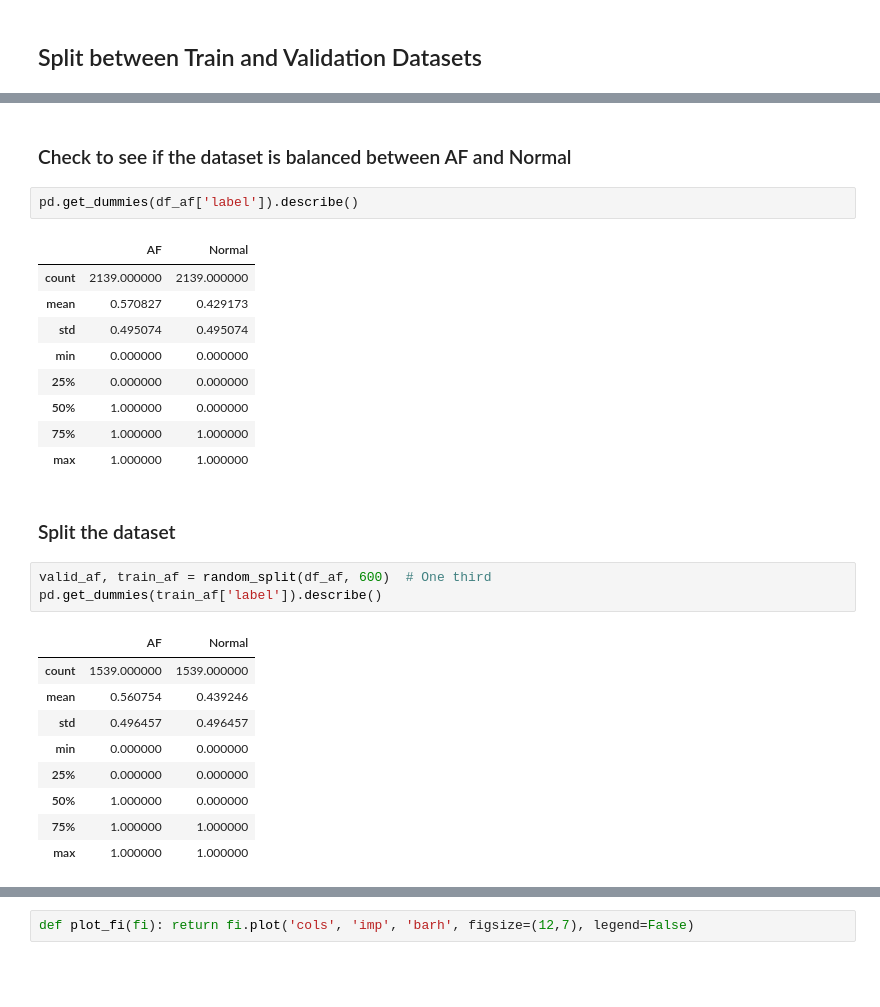
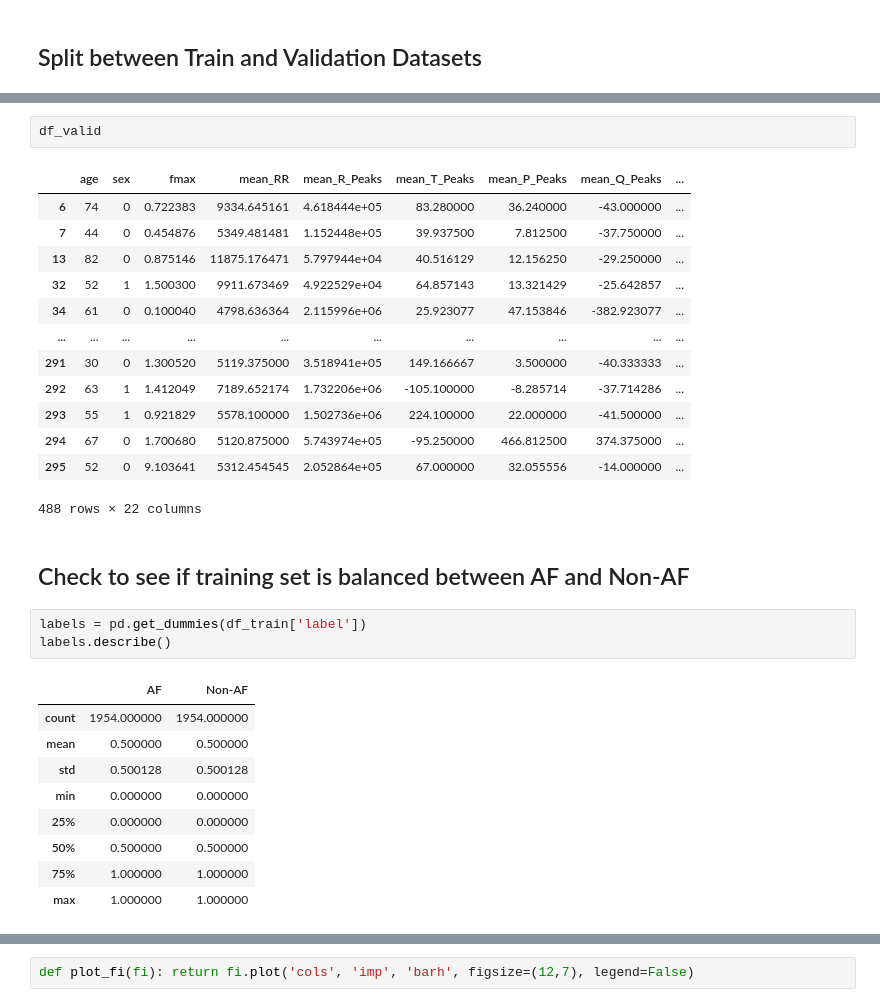
Before and after one commit to tomiambro/phys2020Classifier, a Jupyter notebook: AFDetection.ipynb, the cells around one changed output, grey strips where cells are left out. Drawn from its saved outputs; the diff is of its cells as text; blank space fills up the shorter version.

```diff
--- a/AFDetection.ipynb
+++ b/AFDetection.ipynb
@@ -78,29 +181,31 @@ def random_split(df, valid_size):
+# %%
+df_valid
+# %% [output]
+|  | age | sex | fmax | mean_RR | mean_R_Peaks | mean_T_Peaks | mean_P_Peaks | mean_Q_Peaks | ... |
+| 6 | 74 | 0 | 0.722383 | 9334.645161 | 4.618444e+05 | 83.280000 | 36.240000 | -43.000000 | ... |
+| 7 | 44 | 0 | 0.454876 | 5349.481481 | 1.152448e+05 | 39.937500 | 7.812500 | -37.750000 | ... |
+| 13 | 82 | 0 | 0.875146 | 11875.176471 | 5.797944e+04 | 40.516129 | 12.156250 | -29.250000 | ... |
+| 32 | 52 | 1 | 1.500300 | 9911.673469 | 4.922529e+04 | 64.857143 | 13.321429 | -25.642857 | ... |
+| 34 | 61 | 0 | 0.100040 | 4798.636364 | 2.115996e+06 | 25.923077 | 47.153846 | -382.923077 | ... |
+| ... | ... | ... | ... | ... | ... | ... | ... | ... | ... |
+| 291 | 30 | 0 | 1.300520 | 5119.375000 | 3.518941e+05 | 149.166667 | 3.500000 | -40.333333 | ... |
+| 292 | 63 | 1 | 1.412049 | 7189.652174 | 1.732206e+06 | -105.100000 | -8.285714 | -37.714286 | ... |
+| 293 | 55 | 1 | 0.921829 | 5578.100000 | 1.502736e+06 | 224.100000 | 22.000000 | -41.500000 | ... |
+| 294 | 67 | 0 | 1.700680 | 5120.875000 | 5.743974e+05 | -95.250000 | 466.812500 | 374.375000 | ... |
+| 295 | 52 | 0 | 9.103641 | 5312.454545 | 2.052864e+05 | 67.000000 | 32.055556 | -14.000000 | ... |
+488 rows × 22 columns
 # %% [markdown]
-### Check to see if the dataset is balanced between AF and Normal
+## Check to see if training set is balanced between AF and Non-AF
 # %%
-pd.get_dummies(df_af['label']).describe()
+labels = pd.get_dummies(df_train['label'])
+labels.describe()
 # %% [output]
-|  | AF | Normal |
-| count | 2139.000000 | 2139.000000 |
-| mean | 0.570827 | 0.429173 |
-| std | 0.495074 | 0.495074 |
+|  | AF | Non-AF |
+| count | 1954.000000 | 1954.000000 |
+| mean | 0.500000 | 0.500000 |
+| std | 0.500128 | 0.500128 |
 | min | 0.000000 | 0.000000 |
 | 25% | 0.000000 | 0.000000 |
-| 50% | 1.000000 | 0.000000 |
+| 50% | 0.500000 | 0.500000 |
 | 75% | 1.000000 | 1.000000 |
 | max | 1.000000 | 1.000000 |
-# %% [markdown]
-### Split the dataset
-# %%
-valid_af, train_af = random_split(df_af, 600)  # One third
-pd.get_dummies(train_af['label']).describe()
-# %% [output]
-|  | AF | Normal |
-| count | 1539.000000 | 1539.000000 |
-| mean | 0.560754 | 0.439246 |
-| std | 0.496457 | 0.496457 |
-| min | 0.000000 | 0.000000 |
-| 25% | 0.000000 | 0.000000 |
-| 50% | 1.000000 | 0.000000 |
-| 75% | 1.000000 | 1.000000 |
-| max | 1.000000 | 1.000000 |
```
Also changed, not shown: parts of 34 cells of this notebook, 2 other files.
